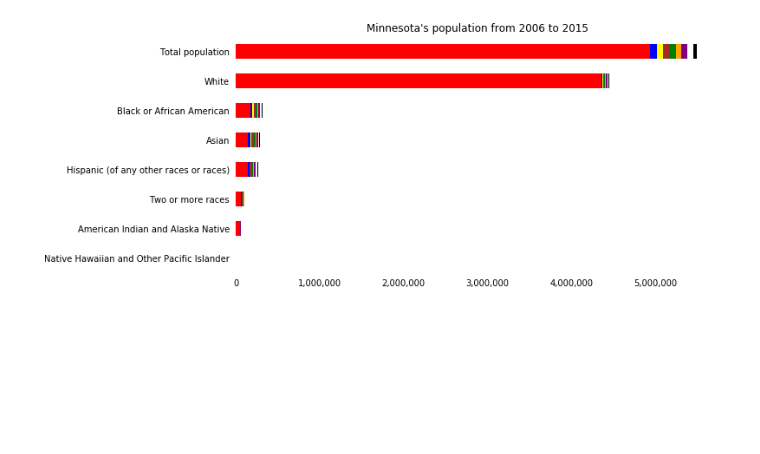
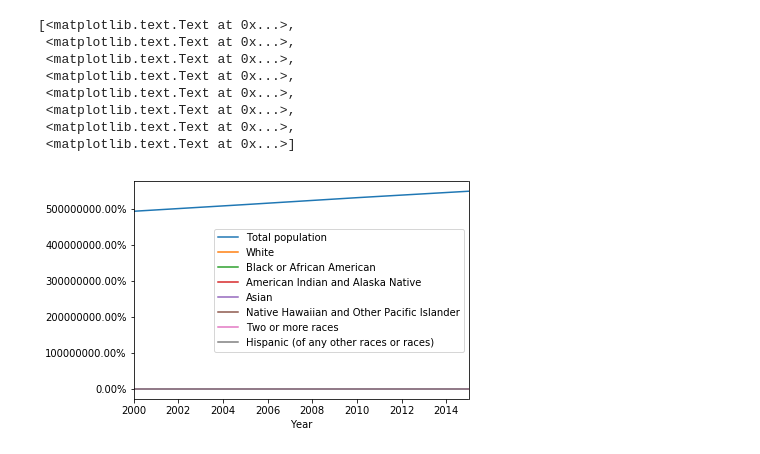
Before and after one commit to mukhtaryare/data-studio-projects, a Jupyter notebook: code/project/Minnesota Census Data.ipynb, the cells around one changed output. Cells and saved outputs as stored; diff of their text form; code cells hidden in the pictures; blank space fills up the shorter version.

```diff
--- a/code/project/Minnesota Census Data.ipynb
+++ b/code/project/Minnesota Census Data.ipynb
@@ -46,20 +91,41 @@ df.head(10)
+# %%
+# import pandas as pd
+# import numpy as np
+
+# df = pd.DataFrame(np.random.randn(100,5))
+
+# you get ax from here
+ax = df.plot()
+type(ax)  # matplotlib.axes._subplots.AxesSubplot
+
+# manipulate
+vals = ax.get_yticks()
+ax.set_yticklabels(['{:3.2f}%'.format(x*100) for x in vals])
+# %% [output]
+[<matplotlib.text.Text at 0x...>,
+ <matplotlib.text.Text at 0x...>,
+ <matplotlib.text.Text at 0x...>,
+ <matplotlib.text.Text at 0x...>,
+ <matplotlib.text.Text at 0x...>,
+ <matplotlib.text.Text at 0x...>,
+ <matplotlib.text.Text at 0x...>,
+ <matplotlib.text.Text at 0x...>]
+[figure, added]
 # %%
-ax = df.iloc[8].sort_values().plot(figsize=(10,5), kind='barh', color='grey', x='Year')
-ax = df.iloc[8].sort_values().plot(figsize=(10,5), kind='barh', color='black', x='Year')
-ax = df.iloc[7].sort_values().plot(figsize=(10,5), kind='barh', color='white', x='Year')
-ax = df.iloc[6].sort_values().plot(figsize=(10,5), kind='barh', color='purple', x='Year')
-ax = df.iloc[5].sort_values().plot(figsize=(10,5), kind='barh', color='orange', x='Year')
-ax = df.iloc[4].sort_values().plot(figsize=(10,5), kind='barh', color='green', x='Year')
-ax = df.iloc[3].sort_values().plot(figsize=(10,5), kind='barh', color='brown', x='Year')
-ax = df.iloc[2].sort_values().plot(figsize=(10,5), kind='barh', color='yellow', x='Year')
-ax = df.iloc[1].sort_values().plot(figsize=(10,5), kind='barh', color='blue', x='Year')
-ax = df.iloc[0].sort_values().plot(figsize=(10,5), kind='barh', color='red', x='Year')
-ax.set_title("Minnesota's population from 2006 to 2015")
-ax.set_frame_on(False)
-ax.xaxis.set_ticks_position('none')
-ax.yaxis.set_ticks_position('none')
+# ax = df.iloc[8].sort_values().plot(figsize=(10,5), kind='barh', color='grey', x='Year')
+# ax = df.iloc[8].sort_values().plot(figsize=(10,5), kind='barh', color='black', x='Year')
+# ax = df.iloc[7].sort_values().plot(figsize=(10,5), kind='barh', color='white', x='Year')
+# ax = df.iloc[6].sort_values().plot(figsize=(10,5), kind='barh', color='purple', x='Year')
+# ax = df.iloc[5].sort_values().plot(figsize=(10,5), kind='barh', color='orange', x='Year')
+# ax = df.iloc[4].sort_values().plot(figsize=(10,5), kind='barh', color='green', x='Year')
+# ax = df.iloc[3].sort_values().plot(figsize=(10,5), kind='barh', color='brown', x='Year')
+# ax = df.iloc[2].sort_values().plot(figsize=(10,5), kind='barh', color='yellow', x='Year')
+# ax = df.iloc[1].sort_values().plot(figsize=(10,5), kind='barh', color='blue', x='Year')
+# ax = df.iloc[0].sort_values().plot(figsize=(10,5), kind='barh', color='red', x='Year')
+# ax.set_title("Minnesota's population from 2006 to 2015")
+# ax.set_frame_on(False)
+# ax.xaxis.set_ticks_position('none')
+# ax.yaxis.set_ticks_position('none')
 ax.xaxis.set_major_formatter(ticker.StrMethodFormatter("{x:,.0f}"))
-# %% [output]
-[figure, removed]
 # %%
 df = pd.read_excel('MN_MidyearPopEstimatesByRE_CensusBureau_2000-2015_tcm36-249143.xls')
```
Also changed, not shown: parts of 11 cells of this notebook, 12 other files.
